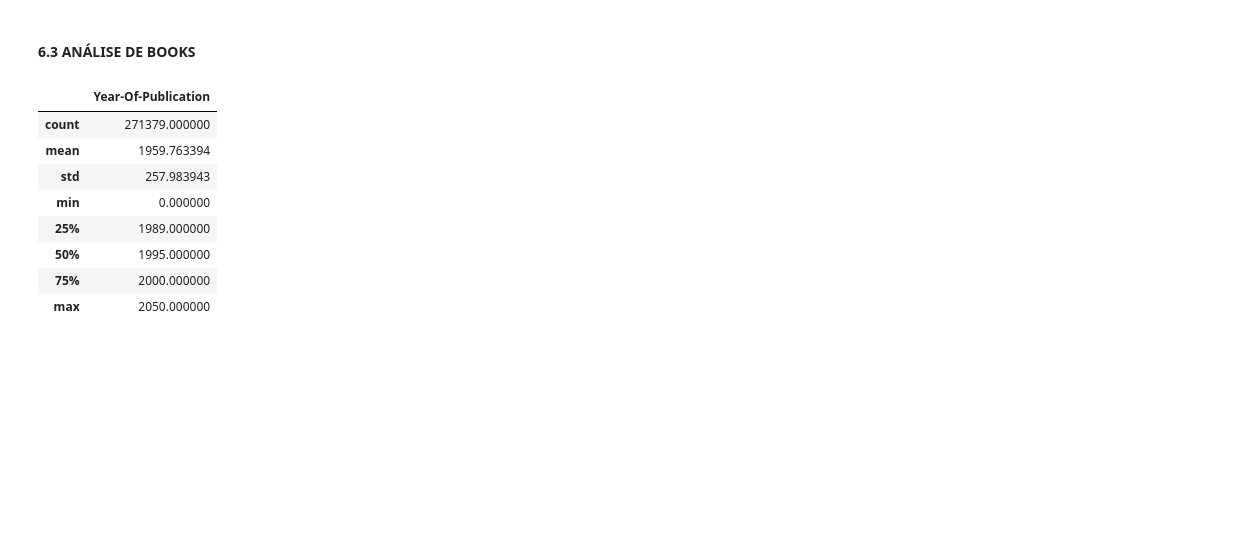
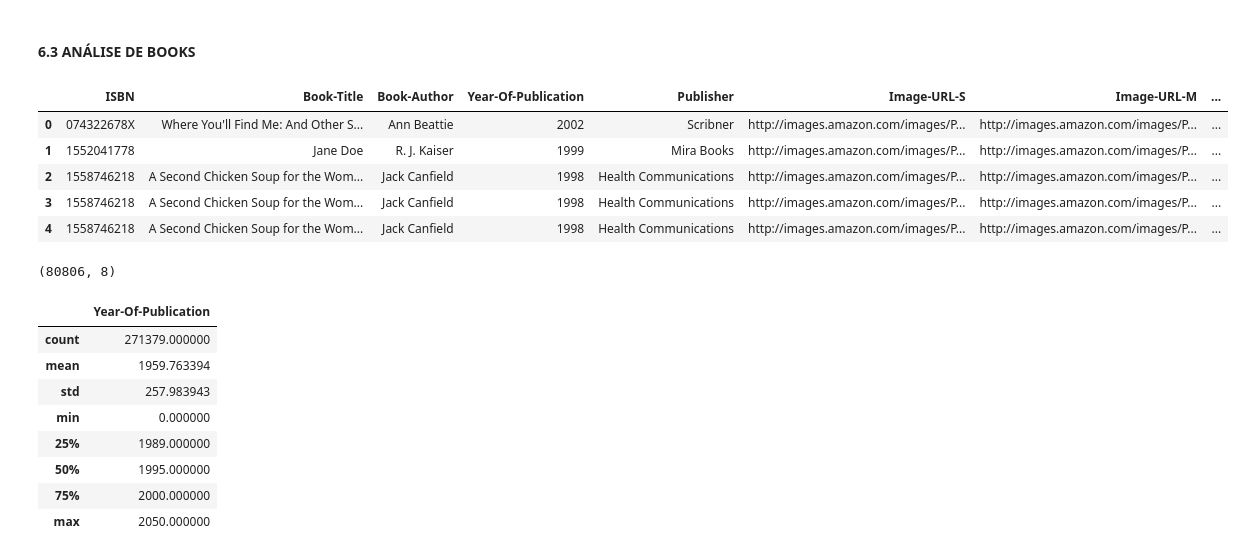
Before and after one commit to vivitc/deep-learning-books, a Jupyter notebook: Trabalho_DL_Books.ipynb, the cells around one changed output. Saved outputs shown, nothing was run; the diff lists cells and outputs as text; code cells hidden in the pictures; blank space fills up the shorter version.

```diff
--- a/Trabalho_DL_Books.ipynb
+++ b/Trabalho_DL_Books.ipynb
@@ -386,5 +387,19 @@ ax.set(xlim=(1, 100), ylim=(0, 0.035))
 [figure]
 # %% [markdown]
 #### **6.3 ANÁLISE DE BOOKS**
+# %%
+df_book_complete_info = df_book.merge(df_book_with_explicit_rating['ISBN'])
+df_book_complete_info.head()
+# %% [output]
+|  | ISBN | Book-Title | Book-Author | Year-Of-Publication | Publisher | Image-URL-S | Image-URL-M | ... |
+| 0 | 074322678X | Where You'll Find Me: And Other S... | Ann Beattie | 2002 | Scribner | http://images.amazon.com/images/P... | http://images.amazon.com/images/P... | ... |
+| 1 | 1552041778 | Jane Doe | R. J. Kaiser | 1999 | Mira Books | http://images.amazon.com/images/P... | http://images.amazon.com/images/P... | ... |
+| 2 | 1558746218 | A Second Chicken Soup for the Wom... | Jack Canfield | 1998 | Health Communications | http://images.amazon.com/images/P... | http://images.amazon.com/images/P... | ... |
+| 3 | 1558746218 | A Second Chicken Soup for the Wom... | Jack Canfield | 1998 | Health Communications | http://images.amazon.com/images/P... | http://images.amazon.com/images/P... | ... |
+| 4 | 1558746218 | A Second Chicken Soup for the Wom... | Jack Canfield | 1998 | Health Communications | http://images.amazon.com/images/P... | http://images.amazon.com/images/P... | ... |
+# %%
+df_book_complete_info.shape
+# %% [output]
+(80806, 8)
 # %%
 #Verificando as estatísticas básicas
```
Also changed, not shown: parts of 28 cells of this notebook.
